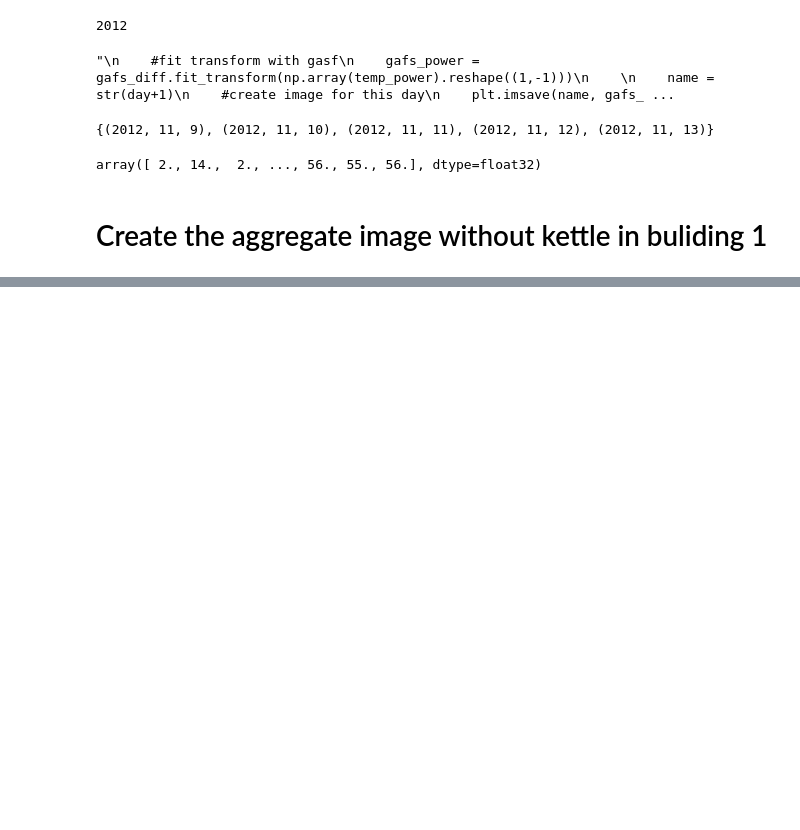
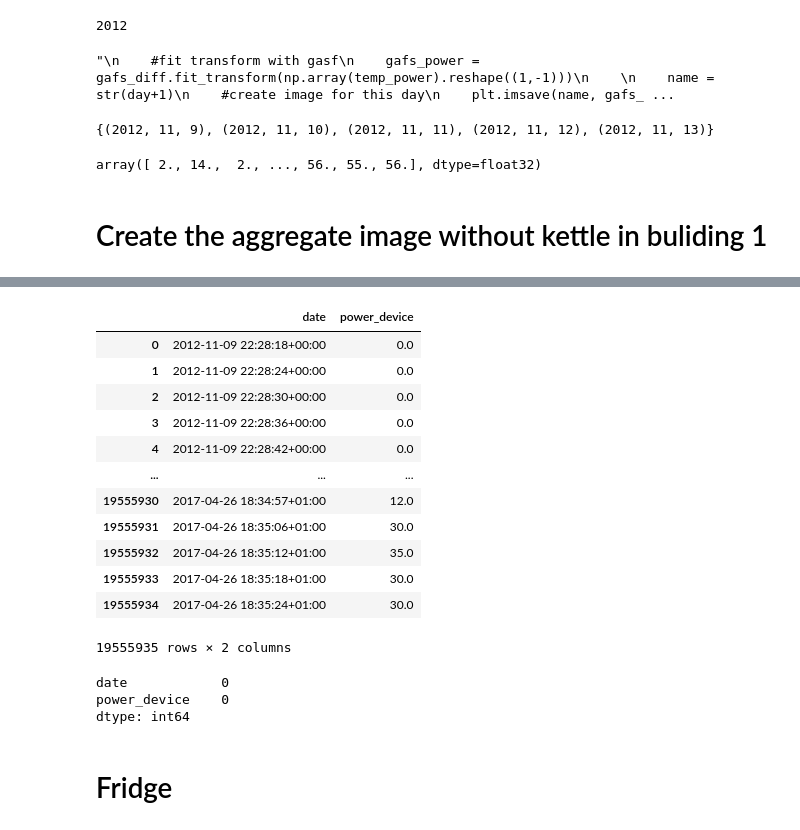
Before and after one commit to Gracepicharporn/Data-Science-project, a Jupyter notebook: nilmtk_UK-DALE.ipynb, the cells around one changed output, grey strips where cells are left out. Saved outputs shown, nothing was run; the diff lists cells and outputs as text; code cells hidden in the pictures; blank space fills up the shorter version.

```diff
--- a/nilmtk_UK-DALE.ipynb
+++ b/nilmtk_UK-DALE.ipynb
@@ -903,0 +943,2 @@ ceated_deactiveimage(ukdale_without_kettle)
+# %%
+washerdryer_building1 = uk_dale.buildings[1].elec['washer dryer'].power_series_all_data()
@@ -903,0 +960,28 @@ ceated_deactiveimage(ukdale_without_kettle)
+# %%
+washerdryer_building1 = pd.DataFrame(washerdryer_building1)
+washerdryer_building1.index.name = 'date'
+washerdryer_building1.columns = ['power_device']
+washerdryer_building1['power_device'] = washerdryer_building1['power_device'].fillna(0)
+washerdryer_building1 = washerdryer_building1.reset_index()
+# %%
+washerdryer_building1
+# %% [output]
+|  | date | power_device |
+| 0 | 2012-11-09 22:28:18+00:00 | 0.0 |
+| 1 | 2012-11-09 22:28:24+00:00 | 0.0 |
+| 2 | 2012-11-09 22:28:30+00:00 | 0.0 |
+| 3 | 2012-11-09 22:28:36+00:00 | 0.0 |
+| 4 | 2012-11-09 22:28:42+00:00 | 0.0 |
+| ... | ... | ... |
+| 19555930 | 2017-04-26 18:34:57+01:00 | 12.0 |
+| 19555931 | 2017-04-26 18:35:06+01:00 | 30.0 |
+| 19555932 | 2017-04-26 18:35:12+01:00 | 35.0 |
+| 19555933 | 2017-04-26 18:35:18+01:00 | 30.0 |
+| 19555934 | 2017-04-26 18:35:24+01:00 | 30.0 |
+19555935 rows × 2 columns
+# %%
+washerdryer_building1.isnull().sum()
+# %% [output]
+date            0
+power_device    0
+dtype: int64
@@ -903,0 +990,2 @@ ceated_deactiveimage(ukdale_without_kettle)
+# %% [markdown]
+# Fridge
```
Also changed, not shown: parts of 36 cells of this notebook.
